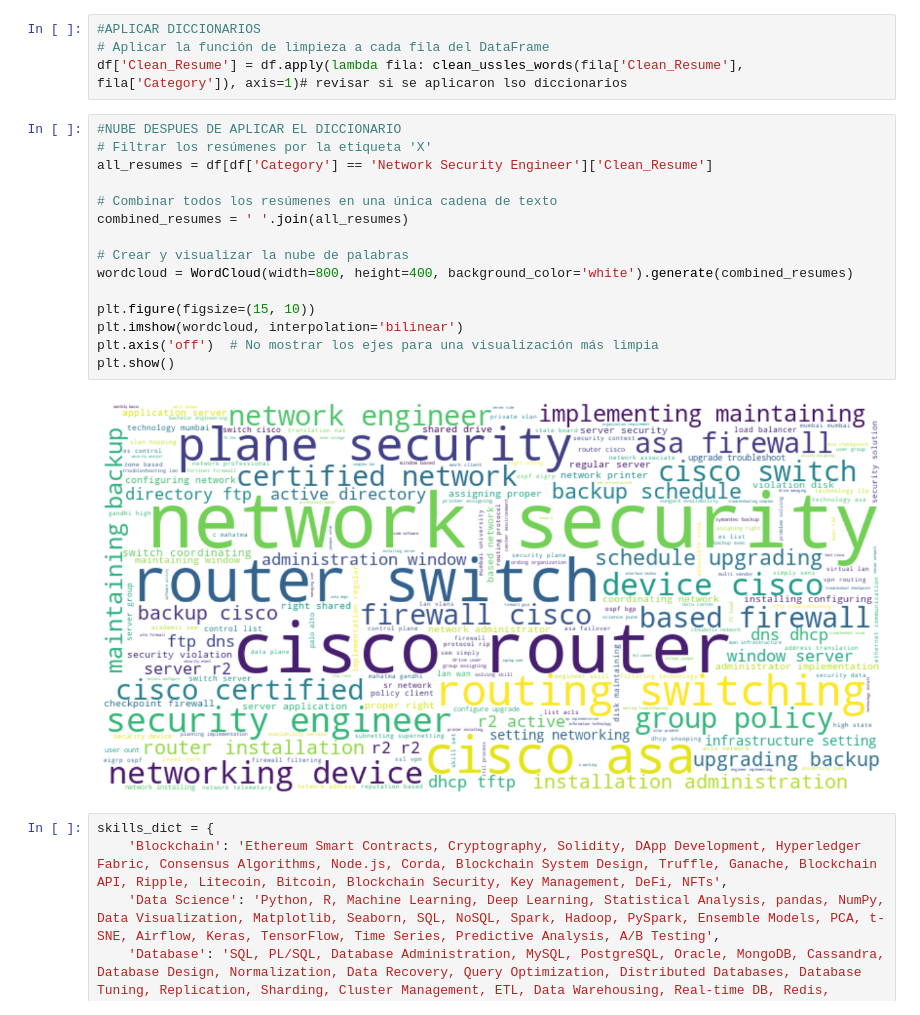
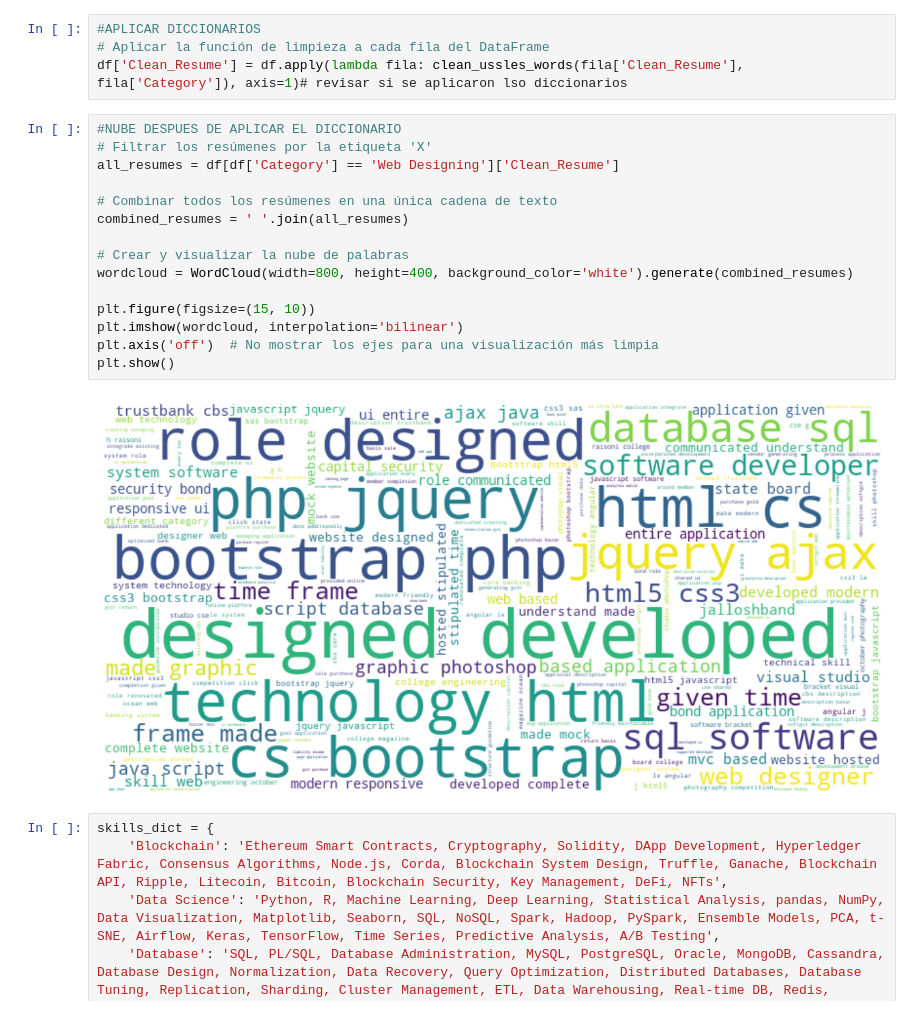
Before and after one commit to Pepe-AI/TT2, a Jupyter notebook: scripts/limpieza_unique.ipynb, the cells around one changed output. Saved outputs shown, nothing was run; the diff lists cells and outputs as text.

```diff
--- a/scripts/limpieza_unique.ipynb
+++ b/scripts/limpieza_unique.ipynb
@@ -291,20 +261,20 @@ df['Clean_Resume'] = df.apply(lambda fila: clean_ussles_words(fila['Clean_Resume
 # %%
 #NUBE DESPUES DE APLICAR EL DICCIONARIO
 # Filtrar los resúmenes por la etiqueta 'X'
-all_resumes = df[df['Category'] == 'Network Security Engineer']['Clean_Resume']
+all_resumes = df[df['Category'] == 'Web Designing']['Clean_Resume']
 
 # Combinar todos los resúmenes en una única cadena de texto
 combined_resumes = ' '.join(all_resumes)
 
 # Crear y visualizar la nube de palabras
 wordcloud = WordCloud(width=800, height=400, background_color='white').generate(combined_resumes)
 
 plt.figure(figsize=(15, 10))
 plt.imshow(wordcloud, interpolation='bilinear')
 plt.axis('off')  # No mostrar los ejes para una visualización más limpia
 plt.show()
 # %% [output]
-[figure, old version]
+[figure, new version]
 # %%
 skills_dict = {
     'Blockchain': 'Ethereum Smart Contracts, Cryptography, Solidity, DApp Development, Hyperledger Fabric, Consensus Algorithms, Node.js, Corda, Blockchain System Design, Truffle, Ganache, Blockchain API, Ripple, Litecoin, Bitcoin, Blockchain Security, Key Management, DeFi, NFTs',
```
Also changed, not shown: parts of 15 cells of this notebook, 12 other files.
